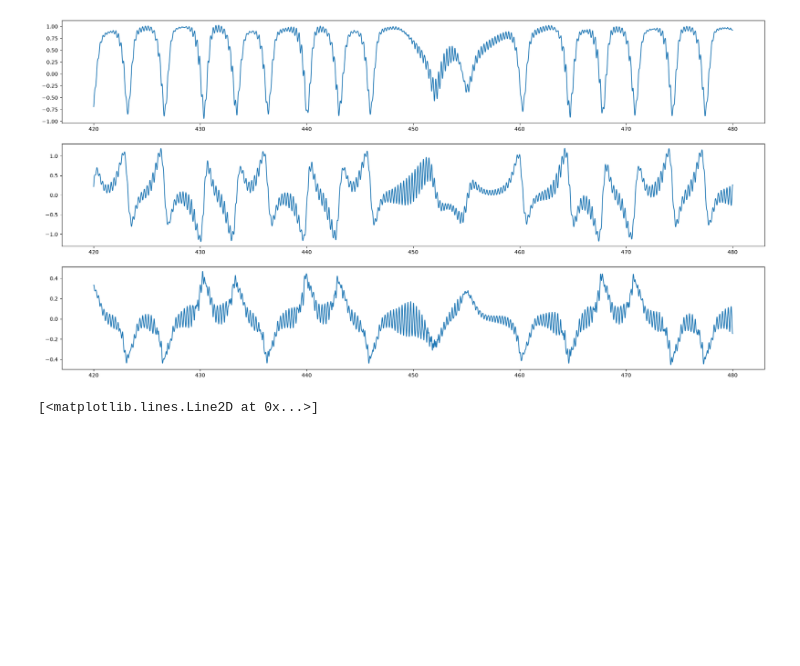
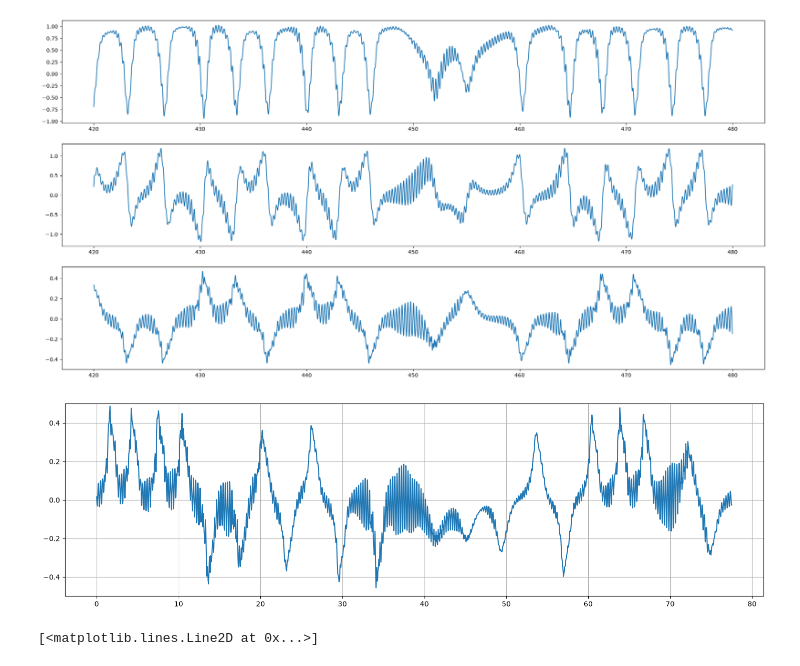
Before and after one commit to sparram/closure_lorenz_80, a Jupyter notebook: l80_model.ipynb, the cells around one changed output. Saved outputs shown, nothing was run; the diff lists cells and outputs as text; code cells hidden in the pictures; blank space fills up the shorter version.

```diff
--- a/l80_model.ipynb
+++ b/l80_model.ipynb
@@ -34,6 +34,18 @@ for i in range(3):
     plt.plot(t[start_idx:end_idx], X[3+i][start_idx:end_idx])
 # %% [output]
 [figure]
+# %%
+# COMPARE WITH FIGURE 2
+plt.figure(figsize=(18,5))
+#plt.plot(t[:100000], data['u'][3:6][-1][:100000])
+start_idx = int( 425 / 4.2e-3)
+end_idx = int( 1050 / 4.2e-3)
+t -= t[start_idx]
+plt.plot(t[start_idx:end_idx], data['u'][3:6][-1][start_idx:end_idx])
+plt.ylim(-0.5, 0.5)
+plt.grid()
+# %% [output]
+[figure, added]
 # %%
 a1, a2, a3 = 1, 1, 3
 v0 = 1 / 48
```
Also changed, not shown: parts of 1 cell of this notebook, 4 other files.
